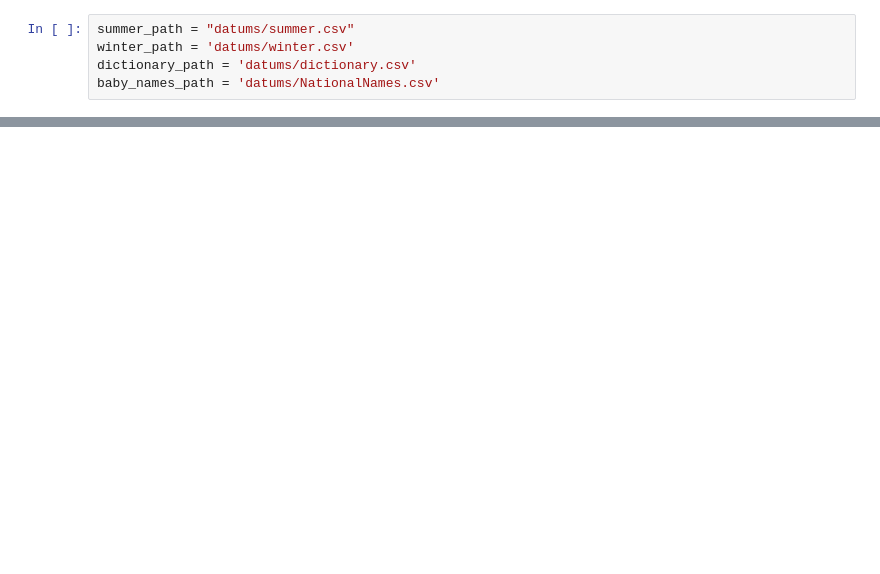
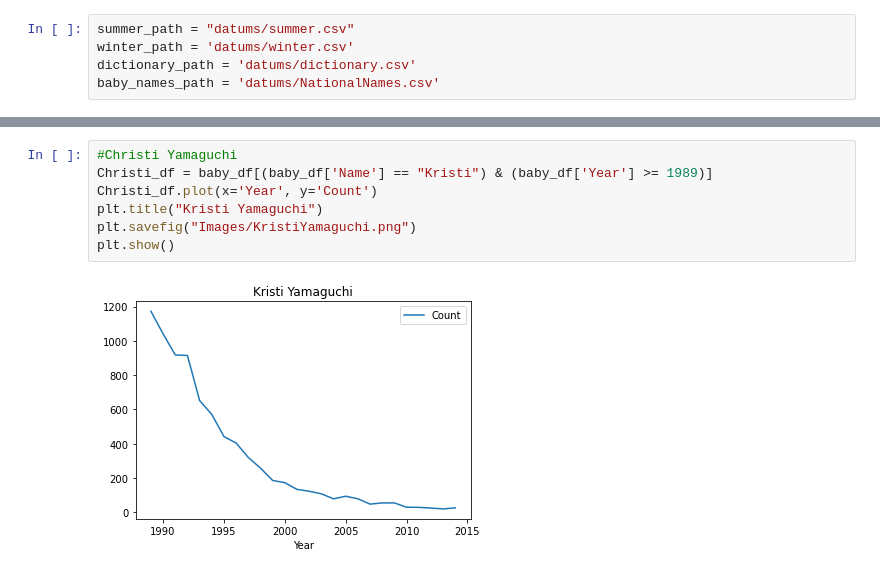
Before and after one commit to Munseaux/olympic-baby-names, a Jupyter notebook: olympic-baby-names.ipynb, the cells around one changed output, grey strips where cells are left out. Cells and saved outputs as stored; diff of their text form; blank space fills up the shorter version.

```diff
--- a/olympic-baby-names.ipynb
+++ b/olympic-baby-names.ipynb
@@ -58,0 +106,9 @@ olympic_df
+# %%
+#Christi Yamaguchi
+Christi_df = baby_df[(baby_df['Name'] == "Kristi") & (baby_df['Year'] >= 1989)]
+Christi_df.plot(x='Year', y='Count')
+plt.title("Kristi Yamaguchi")
+plt.savefig("Images/KristiYamaguchi.png")
+plt.show()
+# %% [output]
+[figure, added]
```
Also changed, not shown: parts of 14 cells of this notebook, 20 other files.
